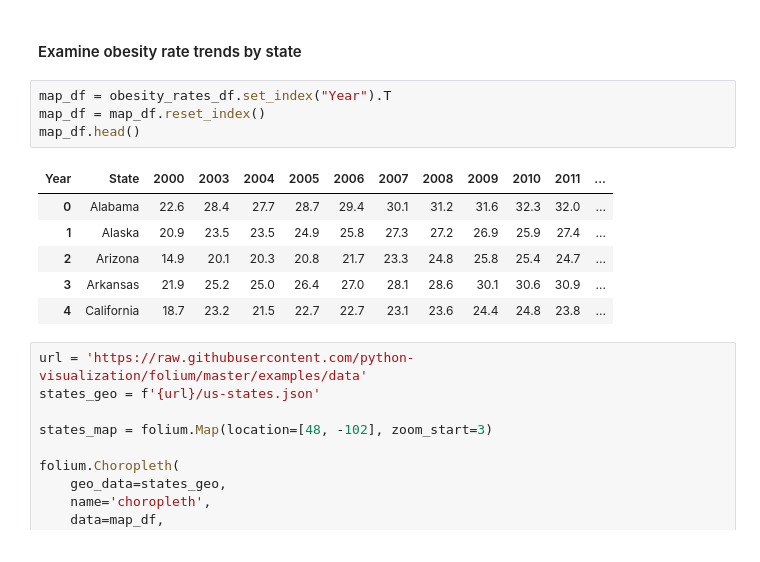
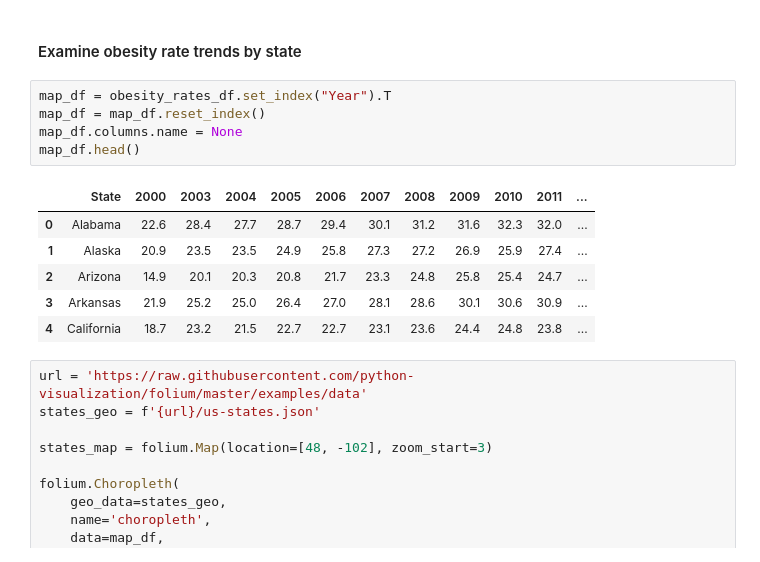
Before and after one commit to amypeniston/data-science-capstone-project, a Jupyter notebook: Week_5_Capstone_Project.ipynb, the cells around one changed output. Cells and saved outputs as stored; diff of their text form.

```diff
--- a/Week_5_Capstone_Project.ipynb
+++ b/Week_5_Capstone_Project.ipynb
@@ -124,9 +126,10 @@ plt.show()
 # %%
 map_df = obesity_rates_df.set_index("Year").T
 map_df = map_df.reset_index()
+map_df.columns.name = None
 map_df.head()
 # %% [output]
-| Year | State | 2000 | 2003 | 2004 | 2005 | 2006 | 2007 | 2008 | 2009 | 2010 | 2011 | ... |
+|  | State | 2000 | 2003 | 2004 | 2005 | 2006 | 2007 | 2008 | 2009 | 2010 | 2011 | ... |
 | 0 | Alabama | 22.6 | 28.4 | 27.7 | 28.7 | 29.4 | 30.1 | 31.2 | 31.6 | 32.3 | 32.0 | ... |
 | 1 | Alaska | 20.9 | 23.5 | 23.5 | 24.9 | 25.8 | 27.3 | 27.2 | 26.9 | 25.9 | 27.4 | ... |
 | 2 | Arizona | 14.9 | 20.1 | 20.3 | 20.8 | 21.7 | 23.3 | 24.8 | 25.8 | 25.4 | 24.7 | ... |
```
Also changed, not shown: parts of 32 cells of this notebook.
